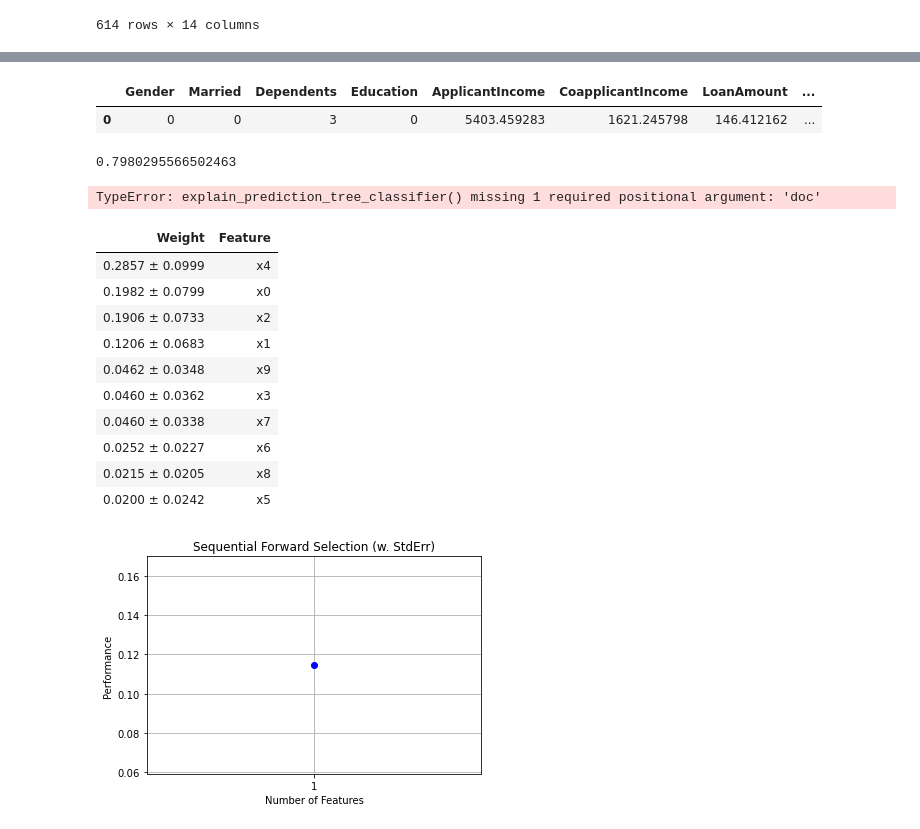
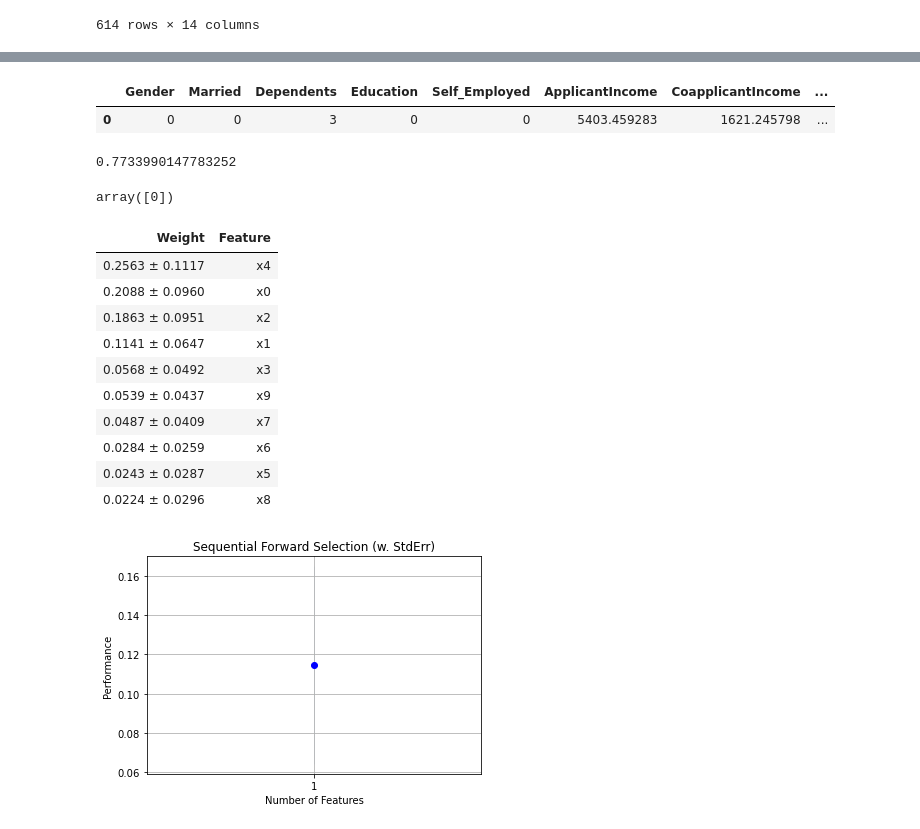
Before and after one commit to Jkfyr/Tin200, a Jupyter notebook: Untitled.ipynb, the cells around one changed output, grey strips where cells are left out. Cells and saved outputs as stored; diff of their text form; code cells hidden in the pictures.

Commit message:
strem lit pred buf

```diff
--- a/Untitled.ipynb
+++ b/Untitled.ipynb
@@ -34,7 +35,7 @@ olo
 | 613 | 613 | LP002990 | 4583 | 0.0 | 133.000000 | 360.0 | 0.0 | ... |
 614 rows × 14 columns
 # %%
-X = olo.drop(['Unnamed: 0', 'Loan_Status', 'Loan_ID', 'Self_Employed_Imputed'], axis=1)
+X = olo.drop(['Unnamed: 0', 'Loan_Status', 'Loan_ID'], axis=1)
 
 Y = olo['Loan_Status']
 lb = LabelEncoder()
@@ -97,11 +98,12 @@ lb = LabelEncoder()
 string_val = ['Gender', 'Married', 'Education']
 for col in string_val:
     input_df[col] = lb.fit_transform(input_df[col])
-# %%
-input_df
-# %% [output]
-|  | Gender | Married | Dependents | Education | ApplicantIncome | CoapplicantIncome | LoanAmount | ... |
-| 0 | 0 | 0 | 3 | 0 | 5403.459283 | 1621.245798 | 146.412162 | ... |
+# %%
+input_df['Credit_History'] = 0
+input_df
+# %% [output]
+|  | Gender | Married | Dependents | Education | Self_Employed | ApplicantIncome | CoapplicantIncome | ... |
+| 0 | 0 | 0 | 3 | 0 | 0 | 5403.459283 | 1621.245798 | ... |
 # %%
 X_train, X_test, y_train, y_test = train_test_split(X, Y, test_size=0.33, random_state=42)
 # %%
@@ -111,8 +113,4 @@ forest_pred =rfc.predict(X_test)
 # %%
 rfc.score(X_test,y_test)
 # %% [output]
-0.7980295566502463
+0.7733990147783252
-# %%
-explain_prediction_tree_classifier(forest_pred)
-# %% [output]
-TypeError: explain_prediction_tree_classifier() missing 1 required positional argument: 'doc'
@@ -119 +119,5 @@ TypeError: explain_prediction_tree_classifier() missing 1 required positional ar
+# %%
+rfc.predict(input_df)
+# %% [output]
+array([0])
 # %%
@@ -121,19 +124,19 @@ explain_weights(mod)
 from eli5 import show_weights
 #explain_weights(mod, importance_type = 'gain')
 # %%
-explain_weights(mod)
+explain_weights(rfc)
 # %% [output]
 | Weight | Feature |
-| 0.2857 ± 0.0999 | x4 |
-| 0.1982 ± 0.0799 | x0 |
-| 0.1906 ± 0.0733 | x2 |
-| 0.1206 ± 0.0683 | x1 |
-| 0.0462 ± 0.0348 | x9 |
-| 0.0460 ± 0.0362 | x3 |
-| 0.0460 ± 0.0338 | x7 |
-| 0.0252 ± 0.0227 | x6 |
-| 0.0215 ± 0.0205 | x8 |
-| 0.0200 ± 0.0242 | x5 |
+| 0.2563 ± 0.1117 | x4 |
+| 0.2088 ± 0.0960 | x0 |
+| 0.1863 ± 0.0951 | x2 |
+| 0.1141 ± 0.0647 | x1 |
+| 0.0568 ± 0.0492 | x3 |
+| 0.0539 ± 0.0437 | x9 |
+| 0.0487 ± 0.0409 | x7 |
+| 0.0284 ± 0.0259 | x6 |
+| 0.0243 ± 0.0287 | x5 |
+| 0.0224 ± 0.0296 | x8 |
 # %%
 from mlxtend.feature_selection import SequentialFeatureSelector as SFS
 from mlxtend.plotting import plot_sequential_feature_selection as plot_sfs
```
Also changed, not shown: parts of 10 cells of this notebook, 3 other files.
